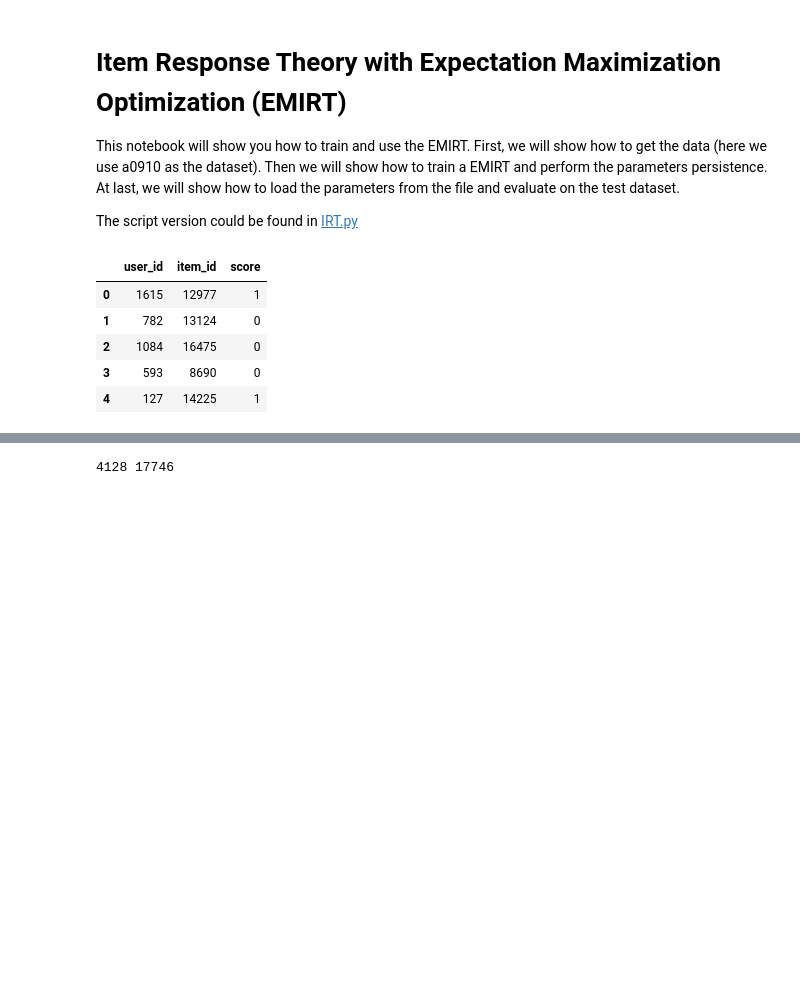
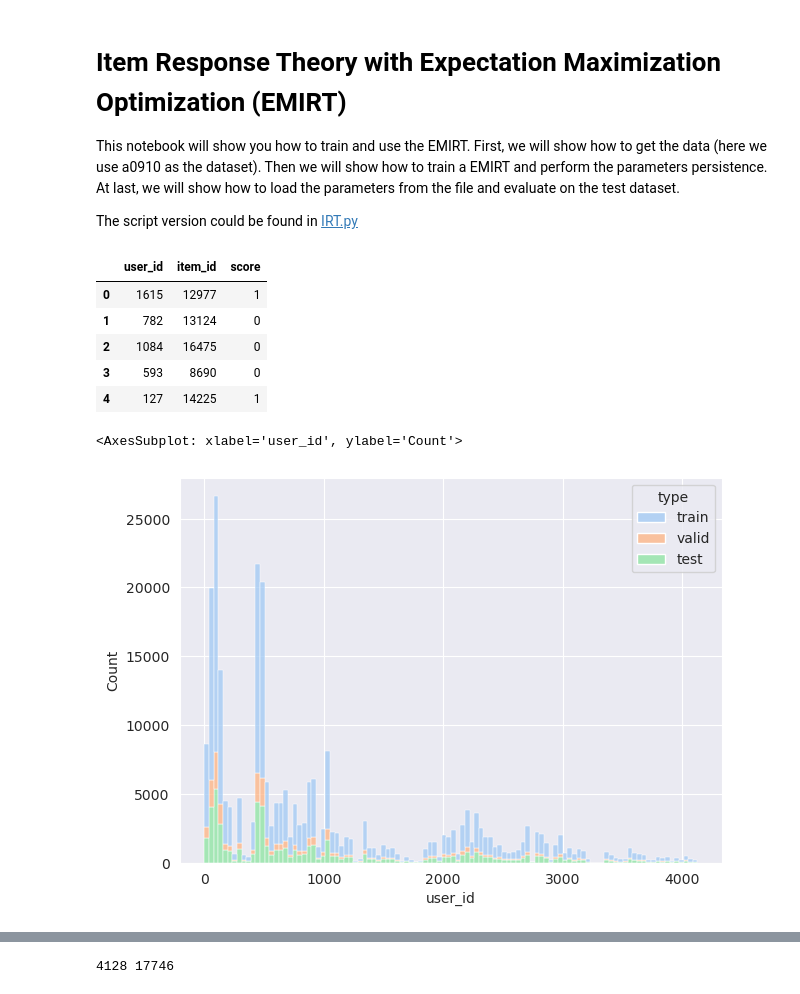
Before and after one commit to INSArthur/EduCDM, a Jupyter notebook: examples/IRT/EM/IRT.ipynb, the cells around one changed output, grey strips where cells are left out. Drawn from its saved outputs; the diff is of its cells as text; code cells hidden in the pictures; blank space fills up the shorter version.

```diff
--- a/examples/IRT/EM/IRT.ipynb
+++ b/examples/IRT/EM/IRT.ipynb
@@ -23,3 +23,23 @@ train_data.head(5)
 | 2 | 1084 | 16475 | 0 |
 | 3 | 593 | 8690 | 0 |
 | 4 | 127 | 14225 | 1 |
+# %%
+import seaborn as sns
+import matplotlib.pyplot as plt
+f = plt.figure(figsize=(7,5))
+ax = f.add_subplot(1,1,1)
+train_data['type'] = ['train']*len(train_data.index)
+valid_data['type'] = ['valid']*len(valid_data.index)
+test_data['type'] = ['test']*len(test_data.index)
+frames = [train_data, valid_data, test_data]
+
+# Just one adaptable dataset
+dataset = pd.concat(frames)
+
+sns.histplot(data=dataset, ax=ax, stat="count", multiple="stack",
+             x="user_id", kde=False,
+             palette="pastel", hue="type",
+             element="bars", legend=True)
+# %% [output]
+<AxesSubplot: xlabel='user_id', ylabel='Count'>
+[figure, added]
```
Also changed, not shown: parts of 53 cells of this notebook, 5 other files.
